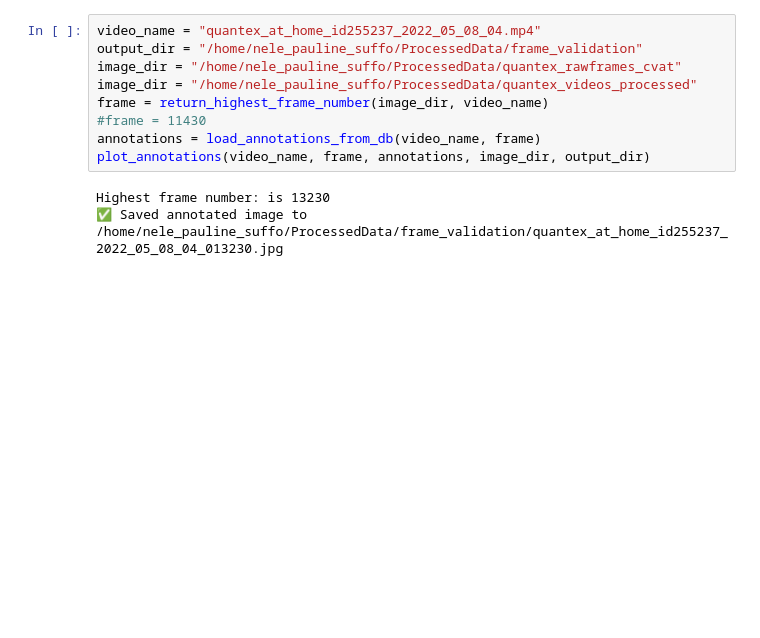
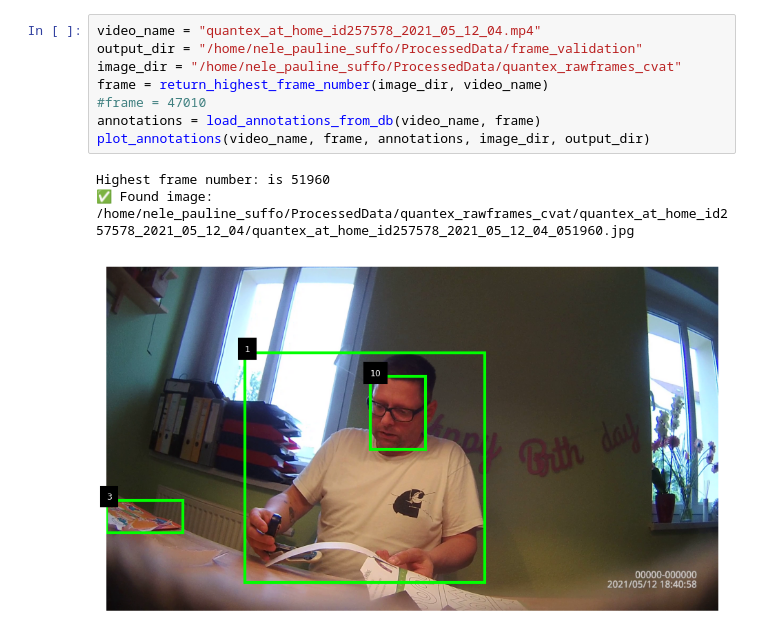
Before and after one commit to neleSuffo/preschool-social-ecology, a Jupyter notebook: src/preprocessing/check_raframes_extraction.ipynb, the cells around one changed output. Cells and saved outputs as stored; diff of their text form; blank space fills up the shorter version.

```diff
--- a/src/preprocessing/check_raframes_extraction.ipynb
+++ b/src/preprocessing/check_raframes_extraction.ipynb
@@ -184,13 +200,13 @@ def plot_annotations(video_name, frame_number, annotations_table, image_folder,
-# %%
-video_name = "quantex_at_home_id255237_2022_05_08_04.mp4"
-output_dir = "/home/nele_pauline_suffo/ProcessedData/frame_validation"
-image_dir = "/home/nele_pauline_suffo/ProcessedData/quantex_rawframes_cvat"
-image_dir = "/home/nele_pauline_suffo/ProcessedData/quantex_videos_processed"
-frame = return_highest_frame_number(image_dir, video_name)
-#frame = 11430
-annotations = load_annotations_from_db(video_name, frame)
-plot_annotations(video_name, frame, annotations, image_dir, output_dir)
-# %% [output]
-Highest frame number: is 13230
-✅ Saved annotated image to /home/nele_pauline_suffo/ProcessedData/frame_validation/quantex_at_home_id255237_2022_05_08_04_013230.jpg
+# %%
+video_name = "quantex_at_home_id257578_2021_05_12_04.mp4"
+output_dir = "/home/nele_pauline_suffo/ProcessedData/frame_validation"
+image_dir = "/home/nele_pauline_suffo/ProcessedData/quantex_rawframes_cvat"
+frame = return_highest_frame_number(image_dir, video_name)
+#frame = 47010
+annotations = load_annotations_from_db(video_name, frame)
+plot_annotations(video_name, frame, annotations, image_dir, output_dir)
+# %% [output]
+Highest frame number: is 51960
+✅ Found image: /home/nele_pauline_suffo/ProcessedData/quantex_rawframes_cvat/quantex_at_home_id257578_2021_05_12_04/quantex_at_home_id257578_2021_05_12_04_051960.jpg
+[figure, added]
 # %%
```
Also changed, not shown: parts of 7 cells of this notebook.
